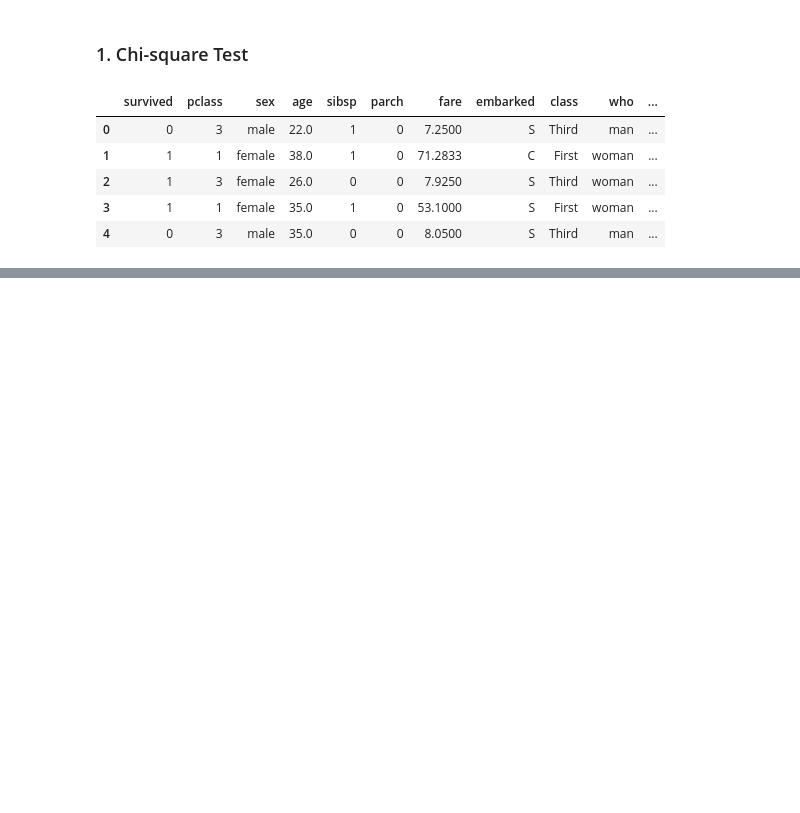
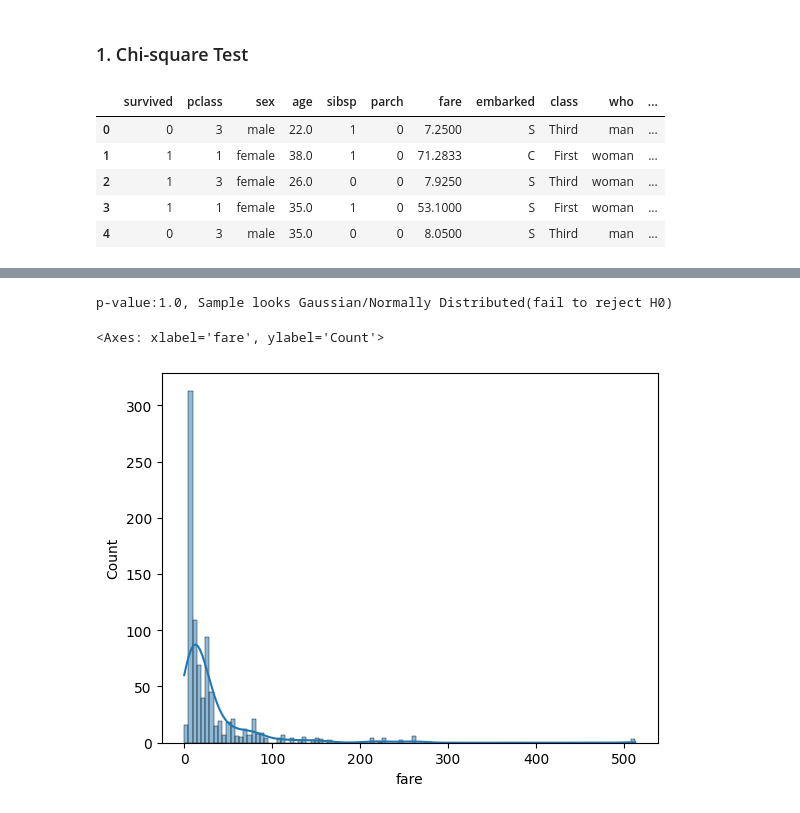
Before and after one commit to Ind-saurabh-kumar/Data_Science_Course, a Jupyter notebook: Mathematics/Statistics/Statistical_Analysis.ipynb, the cells around one changed output, grey strips where cells are left out. Saved outputs shown, nothing was run; the diff lists cells and outputs as text; code cells hidden in the pictures; blank space fills up the shorter version.

Commit message:
Normal distribution test

```diff
--- a/Mathematics/Statistics/Statistical_Analysis.ipynb
+++ b/Mathematics/Statistics/Statistical_Analysis.ipynb
@@ -26,0 +76,19 @@ Alternative Hypothesis: There is a significant association between gender ('sex'
+# %%
+# shaprio wilk Test
+
+statistic, p = stats.shapiro(df['age'])
+
+
+# pritn the results uisng if else
+
+if p>0.05:
+    print(f'p-value:{p}, Sample looks Gaussian/Normally Distributed(fail to reject H0)')
+else:
+    print(f'p-value:{p} , Sample does not look Gaussina/Normally Distributed (reject H0)')
+# %% [output]
+p-value:1.0, Sample looks Gaussian/Normally Distributed(fail to reject H0)
+# %%
+sns.histplot(data=df, x='fare', kde=True)
+# %% [output]
+<Axes: xlabel='fare', ylabel='Count'>
+[figure, added]
```
Also changed, not shown: parts of 7 cells of this notebook.
